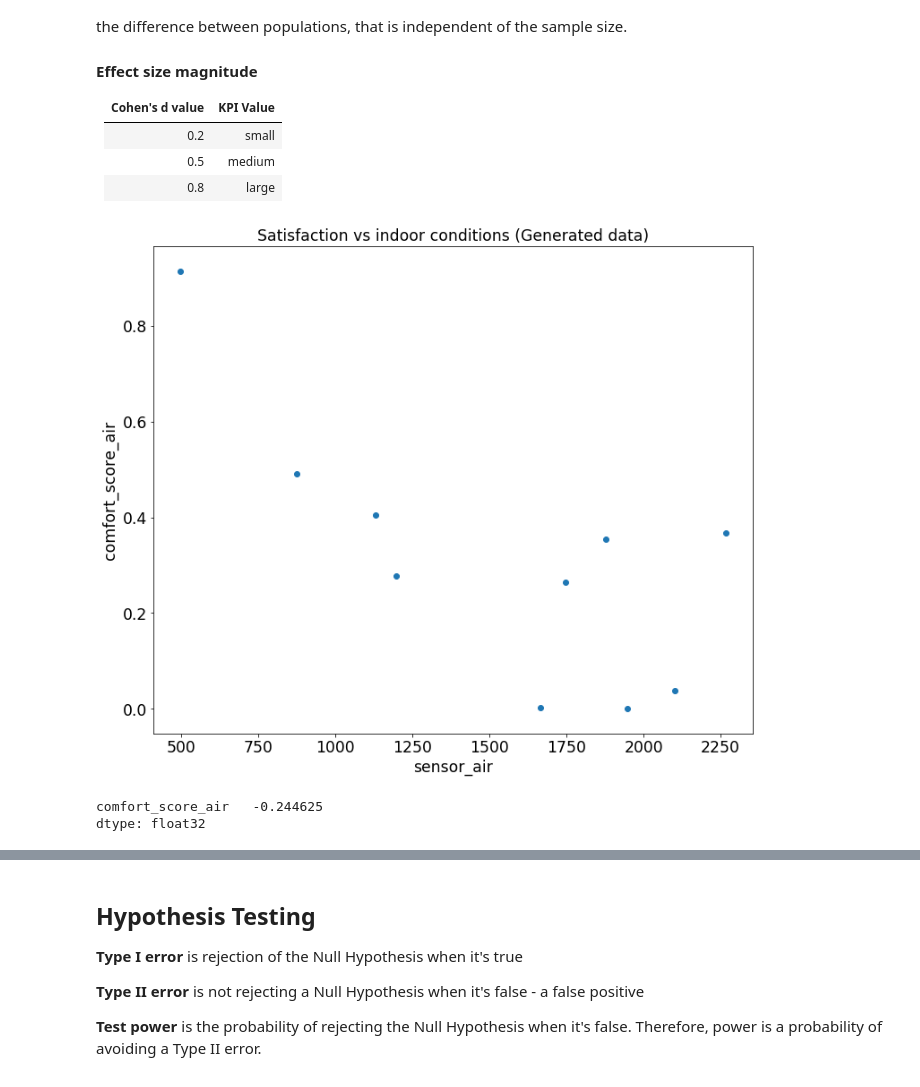
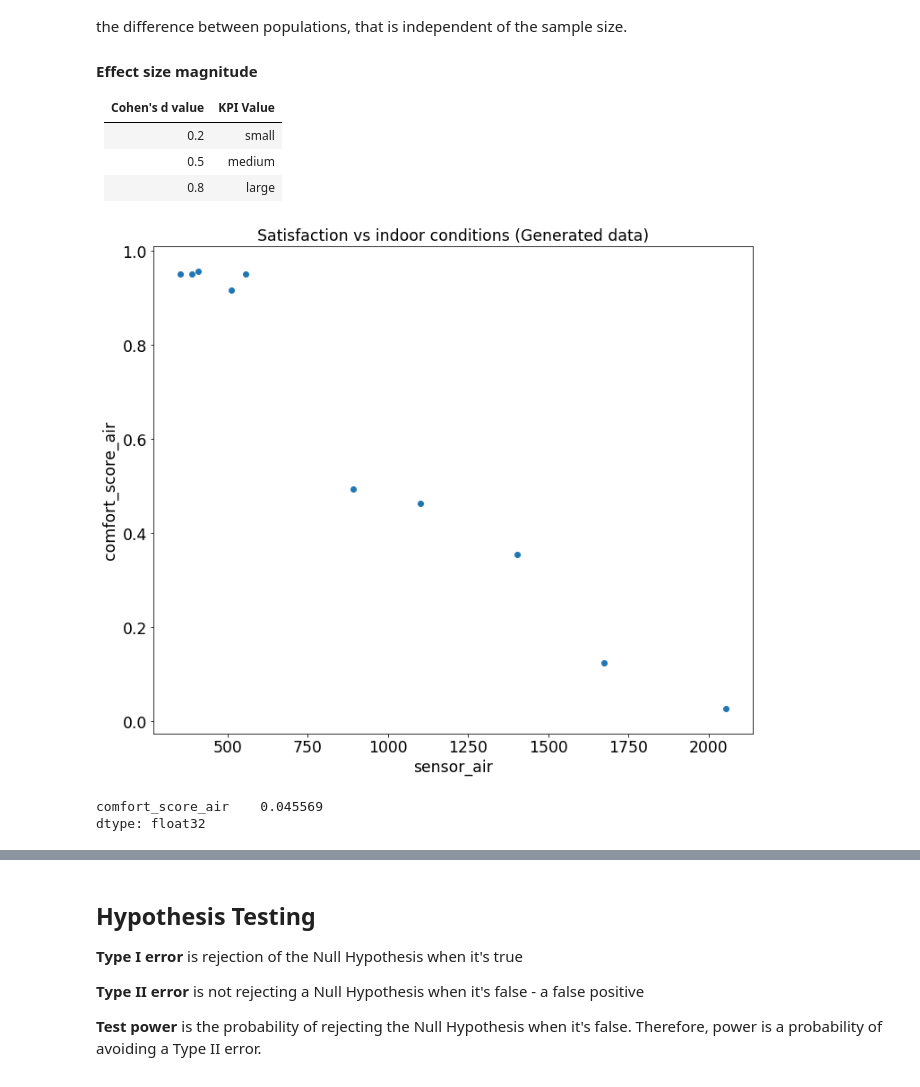
Before and after one commit to mmikos/SmartBuldings, a Jupyter notebook: Power Analysis.ipynb, the cells around one changed output, grey strips where cells are left out. Drawn from its saved outputs; the diff is of its cells as text; code cells hidden in the pictures.

```diff
--- a/Power Analysis.ipynb
+++ b/Power Analysis.ipynb
@@ -55,32 +56,32 @@ def effect_size(score_values, score_values_null):
     return cohen_d
 # %%
 sample_size = 10
-noise_standard_deviation = 0.2
+signal_to_noise_ratio = 5
 
-satisfaction_vs_sensors, satisfaction_vs_sensors_null = generate_dataset_with_sensor_readings_and_satisfaction_scores(sample_size, noise_standard_deviation, 'db8')
+satisfaction_vs_sensors, satisfaction_vs_sensors_null = generate_dataset_with_sensor_readings_and_satisfaction_scores(sample_size, signal_to_noise_ratio, 'db8')
 
 measurement_name = 'air'
 score_name = f'comfort_score_{measurement_name}'
 sensor_name = f'sensor_{measurement_name}'
 
 sensor_values = satisfaction_vs_sensors[[sensor_name]]
 score_values = satisfaction_vs_sensors[[score_name]]
 
 sensor_values_null = satisfaction_vs_sensors_null[[sensor_name]]
 score_values_null = satisfaction_vs_sensors_null[[score_name]]
 
 # Plot the original data
 X_sorted, y_sorted = sort_for_plotting(sensor_values, score_values)
 
 plt.figure(figsize=(12, 10))
 plt.scatter(X_sorted, y_sorted)
 plt.xlabel(f"{sensor_name}")
 plt.ylabel(f"{score_name}")
 plt.title(f'Satisfaction vs indoor conditions (Generated data)')
 plt.show()
 
 effect_size(score_values, score_values_null)
 # %% [output]
-[figure, old version]
+[figure, new version]
-comfort_score_air   -0.244625
+comfort_score_air    0.045569
 dtype: float32
```
Also changed, not shown: parts of 19 cells of this notebook, 3 other files.
